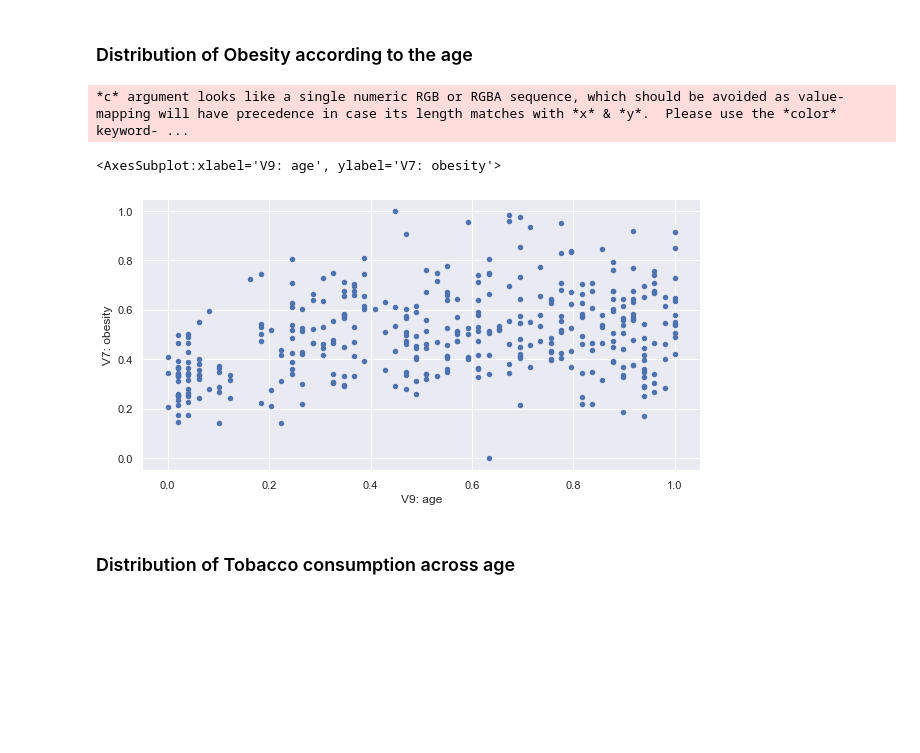
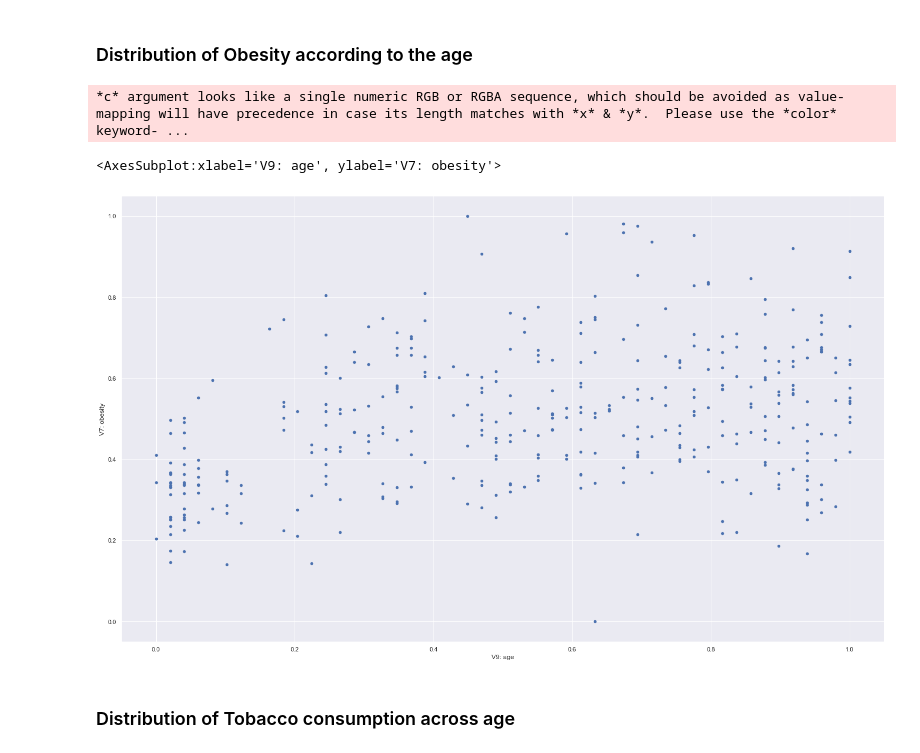
Before and after one commit to RyanJones999/AI-Assignment2, a Jupyter notebook: HeartDisease_Prediction.ipynb, the cells around one changed output. Saved outputs shown, nothing was run; the diff lists cells and outputs as text; code cells hidden in the pictures; blank space fills up the shorter version.

```diff
--- a/HeartDisease_Prediction.ipynb
+++ b/HeartDisease_Prediction.ipynb
@@ -170,11 +171,11 @@ df.head(50).plot(kind='area',figsize=(20,10))
 # %% [markdown]
 ### Distribution of Obesity according to the age
 # %%
-df.plot(x='V9: age',y='V7: obesity',kind='scatter',figsize =(10,5))
+df.plot(x='V9: age',y='V7: obesity',kind='scatter',figsize =(25,15))
 # %% [output]
 *c* argument looks like a single numeric RGB or RGBA sequence, which should be avoided as value-mapping will have precedence in case its length matches with *x* & *y*.  Please use the *color* keyword- ...
 <AxesSubplot:xlabel='V9: age', ylabel='V7: obesity'>
-[figure, old version]
+[figure, new version]
 # %% [markdown]
 ### Distribution of Tobacco consumption across age
 # %%
```
Also changed, not shown: parts of 17 cells of this notebook, 4 other files.
